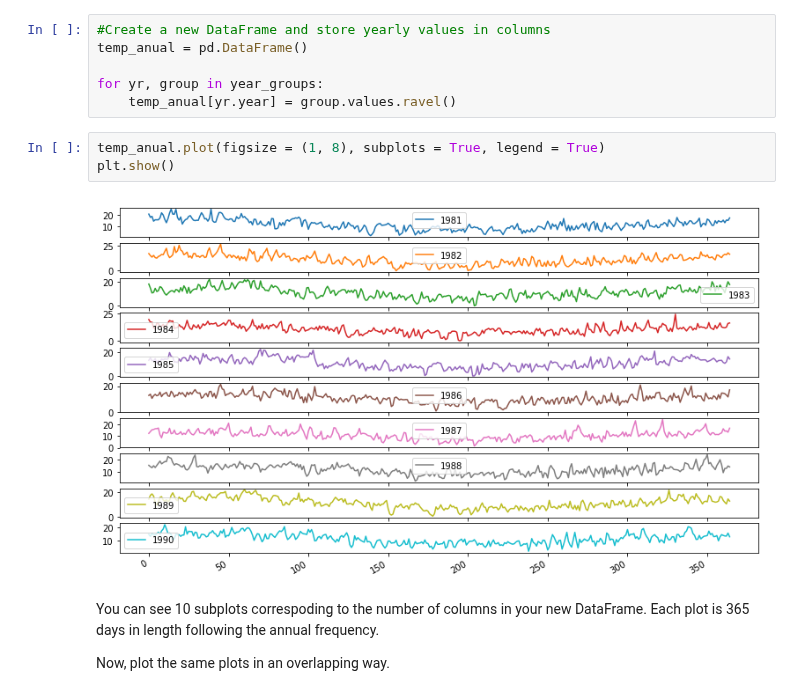
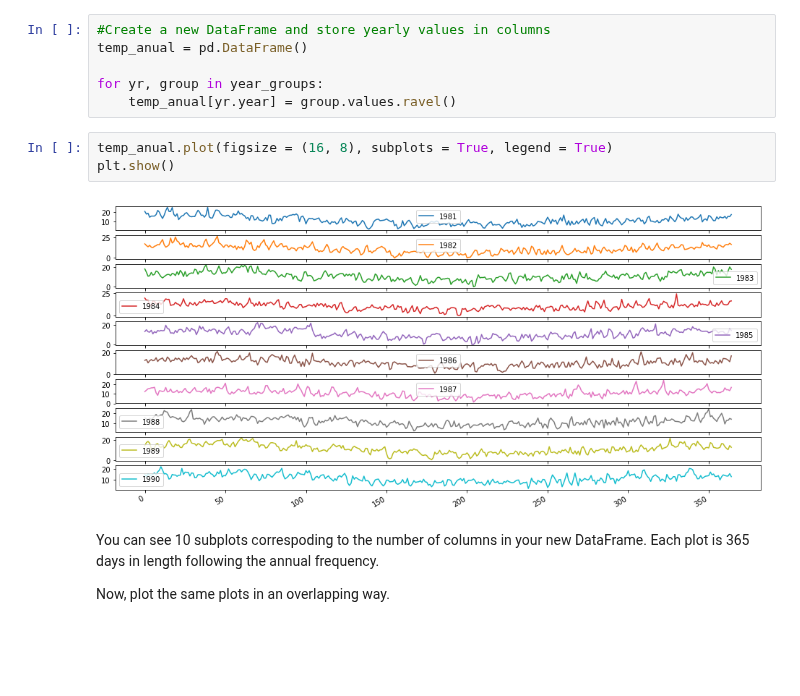
Before and after one commit to fpleoni/dsc-3-25-04-visualizing-time-series-data-lab-nyc-ds-career-031119, a Jupyter notebook: index.ipynb, the cells around one changed output. Saved outputs shown, nothing was run; the diff lists cells and outputs as text; blank space fills up the shorter version.

```diff
--- a/index.ipynb
+++ b/index.ipynb
@@ -105,10 +105,10 @@ temp_anual = pd.DataFrame()
 for yr, group in year_groups:
     temp_anual[yr.year] = group.values.ravel()
 # %%
-temp_anual.plot(figsize = (1, 8), subplots = True, legend = True)
+temp_anual.plot(figsize = (16, 8), subplots = True, legend = True)
 plt.show()
 # %% [output]
-[figure, old version]
+[figure, new version]
 # %% [markdown]
 You can see 10 subplots correspoding to the number of columns in your new DataFrame. Each plot is 365 days in length following the annual frequency.
 
```
